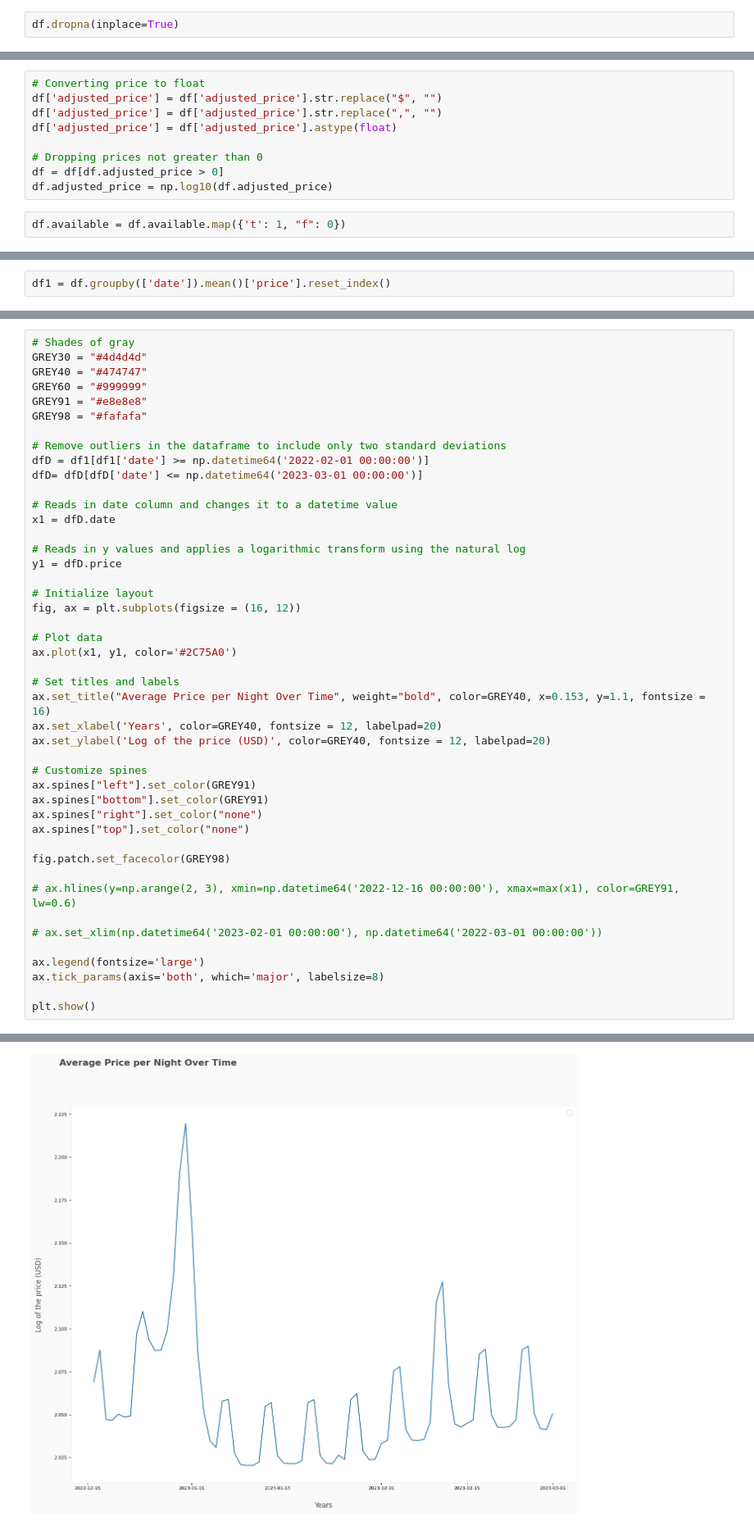
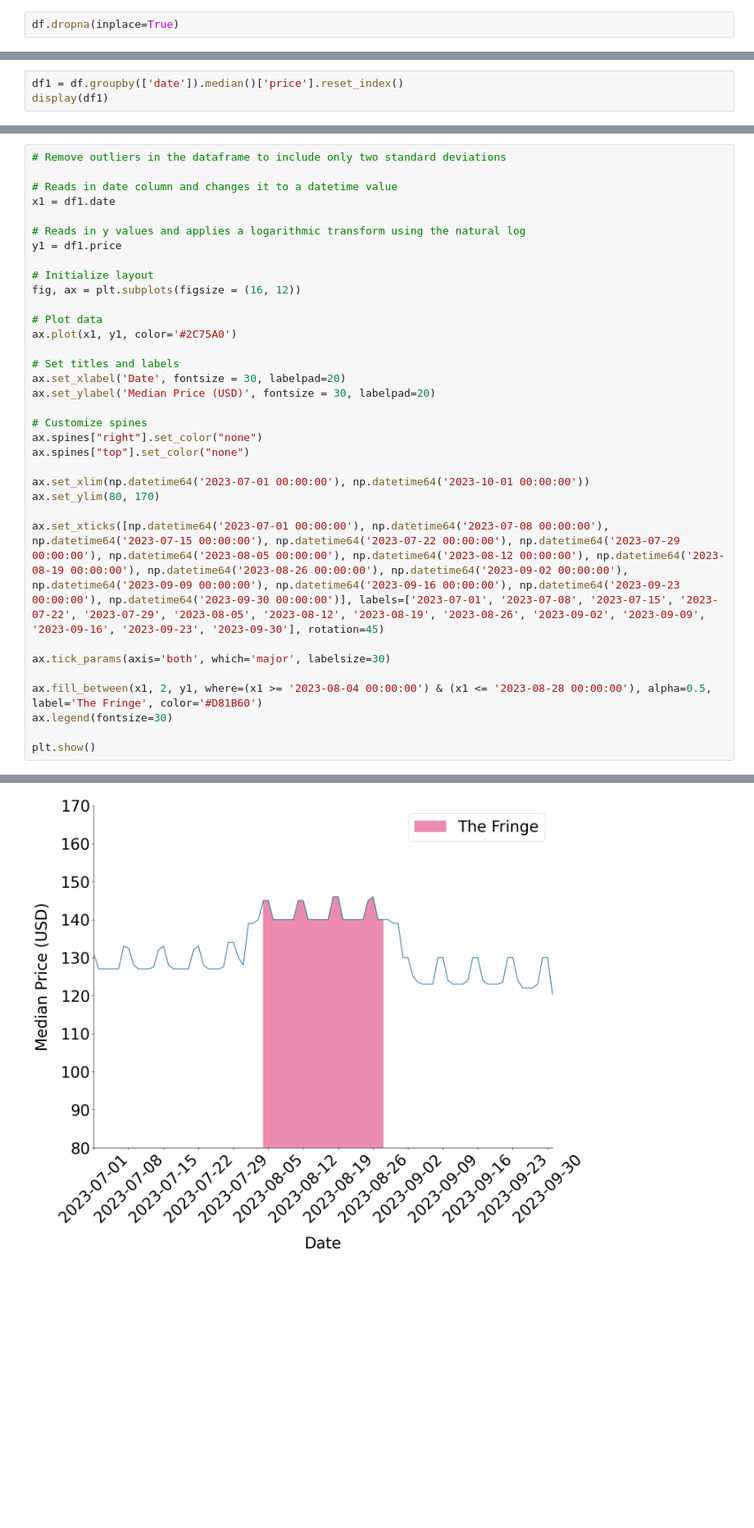
Before and after one commit to DugaldMacintyre/Airbnb-Prices-in-Edinburgh, a Jupyter notebook: models.ipynb, the cells around one changed output, grey strips where cells are left out. Shown at 82% size. Saved outputs shown, nothing was run; the diff lists cells and outputs as text; blank space fills up the shorter version.

```diff
--- a/models.ipynb
+++ b/models.ipynb
@@ -1156,11 +1171,0 @@ df.price = np.log10(df.price)
-# %%
-# Converting price to float
-df['adjusted_price'] = df['adjusted_price'].str.replace("$", "")
-df['adjusted_price'] = df['adjusted_price'].str.replace(",", "")
-df['adjusted_price'] = df['adjusted_price'].astype(float)
-
-# Dropping prices not greater than 0
-df = df[df.adjusted_price > 0]
-df.adjusted_price = np.log10(df.adjusted_price)
-# %%
-df.available = df.available.map({'t': 1, "f": 0})
@@ -1201,2 +1172,3 @@ df['date'] = pd.to_datetime(df['date'])
 # %%
-df1 = df.groupby(['date']).mean()['price'].reset_index()
+df1 = df.groupby(['date']).median()['price'].reset_index()
+display(df1)
@@ -1258,20 +1239,11 @@ np.datetime64
 # %%
-# Shades of gray
-GREY30 = "#4d4d4d"
-GREY40 = "#474747"
-GREY60 = "#999999"
-GREY91 = "#e8e8e8"
-GREY98 = "#fafafa"
-
 # Remove outliers in the dataframe to include only two standard deviations
-dfD = df1[df1['date'] >= np.datetime64('2022-02-01 00:00:00')]
-dfD= dfD[dfD['date'] <= np.datetime64('2023-03-01 00:00:00')]
 
 # Reads in date column and changes it to a datetime value
-x1 = dfD.date
+x1 = df1.date
 
 # Reads in y values and applies a logarithmic transform using the natural log
-y1 = dfD.price
+y1 = df1.price
 
 # Initialize layout
 fig, ax = plt.subplots(figsize = (16, 12))
@@ -1280,24 +1252,22 @@ fig, ax = plt.subplots(figsize = (16, 12))
 ax.plot(x1, y1, color='#2C75A0')
 
 # Set titles and labels
-ax.set_title("Average Price per Night Over Time", weight="bold", color=GREY40, x=0.153, y=1.1, fontsize = 16)
-ax.set_xlabel('Years', color=GREY40, fontsize = 12, labelpad=20)
-ax.set_ylabel('Log of the price (USD)', color=GREY40, fontsize = 12, labelpad=20)
+ax.set_xlabel('Date', fontsize = 30, labelpad=20)
+ax.set_ylabel('Median Price (USD)', fontsize = 30, labelpad=20)
 
 # Customize spines
-ax.spines["left"].set_color(GREY91)
-ax.spines["bottom"].set_color(GREY91)
 ax.spines["right"].set_color("none")
 ax.spines["top"].set_color("none")
 
-fig.patch.set_facecolor(GREY98)
+ax.set_xlim(np.datetime64('2023-07-01 00:00:00'), np.datetime64('2023-10-01 00:00:00'))
+ax.set_ylim(80, 170)
 
-# ax.hlines(y=np.arange(2, 3), xmin=np.datetime64('2022-12-16 00:00:00'), xmax=max(x1), color=GREY91, lw=0.6)
+ax.set_xticks([np.datetime64('2023-07-01 00:00:00'), np.datetime64('2023-07-08 00:00:00'), np.datetime64('2023-07-15 00:00:00'), np.datetime64('2023-07-22 00:00:00'), np.datetime64('2023-07-29 00:00:00'), np.datetime64('2023-08-05 00:00:00'), np.datetime64('2023-08-12 00:00:00'), np.datetime64('2023-08-19 00:00:00'), np.datetime64('2023-08-26 00:00:00'), np.datetime64('2023-09-02 00:00:00'), np.datetime64('2023-09-09 00:00:00'), np.datetime64('2023-09-16 00:00:00'), np.datetime64('2023-09-23 00:00:00'), np.datetime64('2023-09-30 00:00:00')], labels=['2023-07-01', '2023-07-08', '2023-07-15', '2023-07-22', '2023-07-29', '2023-08-05', '2023-08-12', '2023-08-19', '2023-08-26', '2023-09-02', '2023-09-09', '2023-09-16', '2023-09-23', '2023-09-30'], rotation=45)
 
-# ax.set_xlim(np.datetime64('2023-02-01 00:00:00'), np.datetime64('2022-03-01 00:00:00'))
+ax.tick_params(axis='both', which='major', labelsize=30)
 
-ax.legend(fontsize='large')
-ax.tick_params(axis='both', which='major', labelsize=8)
+ax.fill_between(x1, 2, y1, where=(x1 >= '2023-08-04 00:00:00') & (x1 <= '2023-08-28 00:00:00'), alpha=0.5, label='The Fringe', color='#D81B60')
+ax.legend(fontsize=30)
 
 plt.show()
 # %% [output]
@@ -1305 +1274 @@ No artists with labels found to put in legend.  Note that artists whose label st
-[figure, old version]
+[figure, new version]
```
Also changed, not shown: parts of 33 cells of this notebook.
